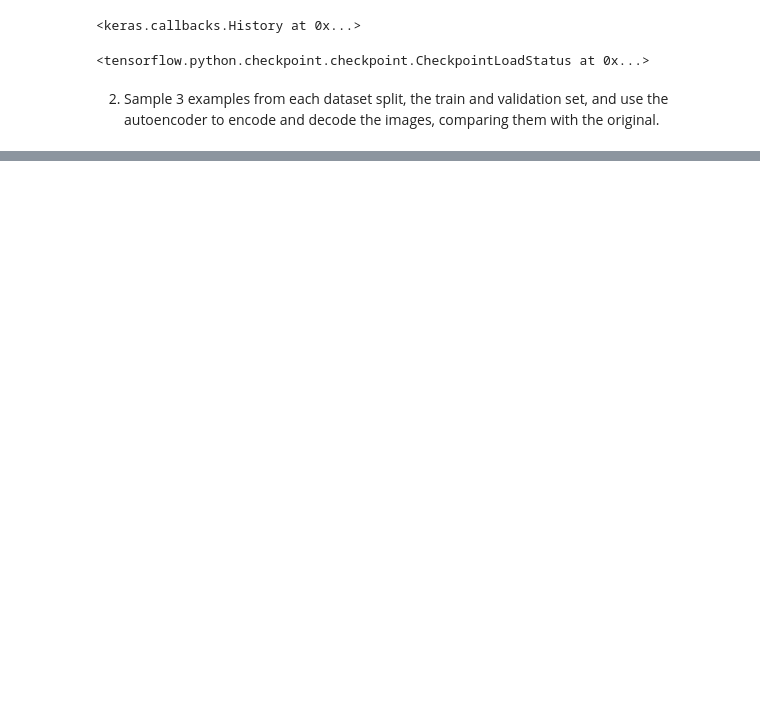
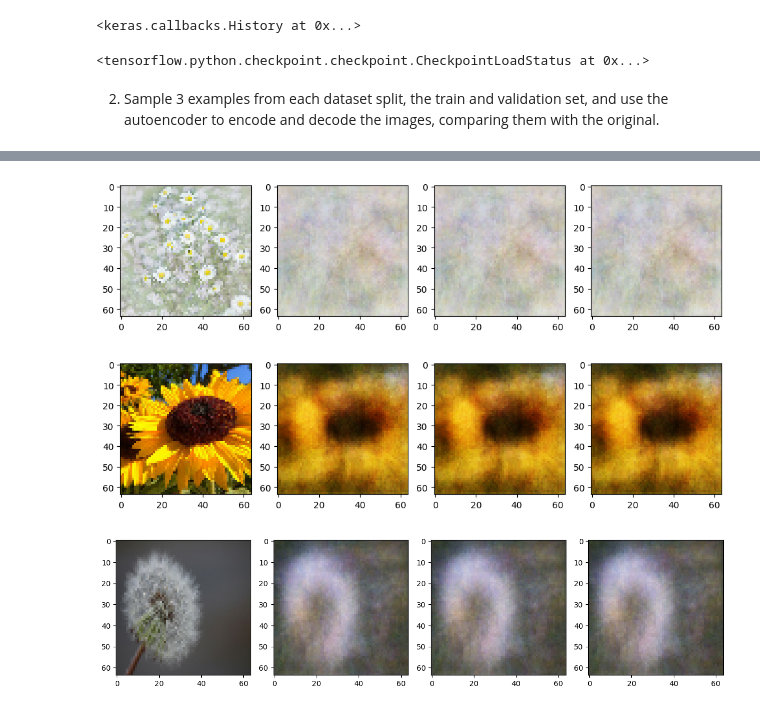
Before and after one commit to joelpoliveira/CNN-Sentiment-Polarity-Prediction, a Jupyter notebook: TP/TP6/main.ipynb, the cells around one changed output, grey strips where cells are left out. Saved outputs shown, nothing was run; the diff lists cells and outputs as text; code cells hidden in the pictures; blank space fills up the shorter version.

```diff
--- a/TP/TP6/main.ipynb
+++ b/TP/TP6/main.ipynb
@@ -660,0 +699,36 @@ ax[1].imshow(im_prime[i])
+# %%
+noise_models = [Sequential([
+    layers.GaussianNoise(stddev=i)
+]) for i in [0.05, 0.1, 0.2]]
+# %%
+train_noise_images = []
+val_noise_images = []
+
+for idx in train_noise_idx:
+    batch_idx = int(idx/batch_size)
+    image_idx = idx%batch_size
+
+    train_noise_images.append(
+        list(train_ds.as_numpy_iterator())[batch_idx][0][image_idx]
+    )
+
+for idx in val_noise_idx:
+    batch_idx = int(idx/batch_size)
+    image_idx = idx%batch_size
+
+    val_noise_images.append(
+        list(val_ds.as_numpy_iterator())[batch_idx][0][image_idx]
+    )
+# %%
+train_encodings = [[] for i in range(3)]
+val_encodings = [[] for i in range(3)]
+
+for noise in noise_models:
+    for i, image in enumerate(train_noise_images):
+        encoded = autoencoder.encoder.predict( image.reshape(1, *image.shape) )
+        train_encodings[i].append(noise(encoded))
+
+for noise in noise_models:
+    for i, image in enumerate(val_noise_images):
+        encoded = autoencoder.encoder.predict( image.reshape(1, *image.shape) )
+        val_encodings[i].append(noise(encoded))
@@ -660,0 +754,9 @@ ax[1].imshow(im_prime[i])
+# %%
+for i, images in enumerate(train_encodings):
+    f, ax = plt.subplots(1,4, figsize=(12,6))
+    ax[0].imshow(train_noise_images[i]/255)
+    for idx, image in enumerate(images, start=1):
+        im_decoded = autoencoder.decoder.predict(image).reshape(img_width, img_height, 3)
+        ax[idx].imshow(im_decoded)
+f.tight_layout()
+# %% [output]
@@ -660,0 +772,3 @@ ax[1].imshow(im_prime[i])
+[figure, added]
+[figure, added]
+[figure, added]
```
Also changed, not shown: parts of 36 cells of this notebook, 1 other file.
